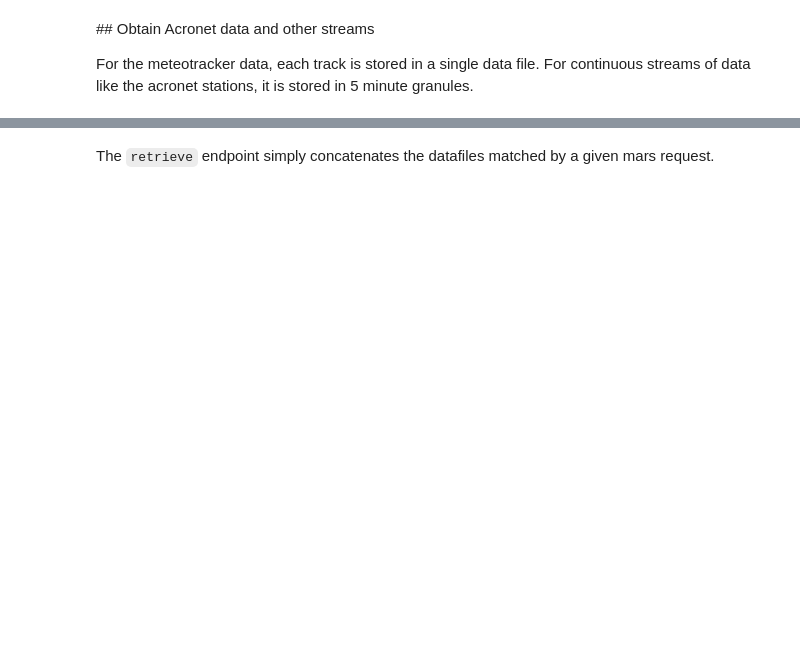
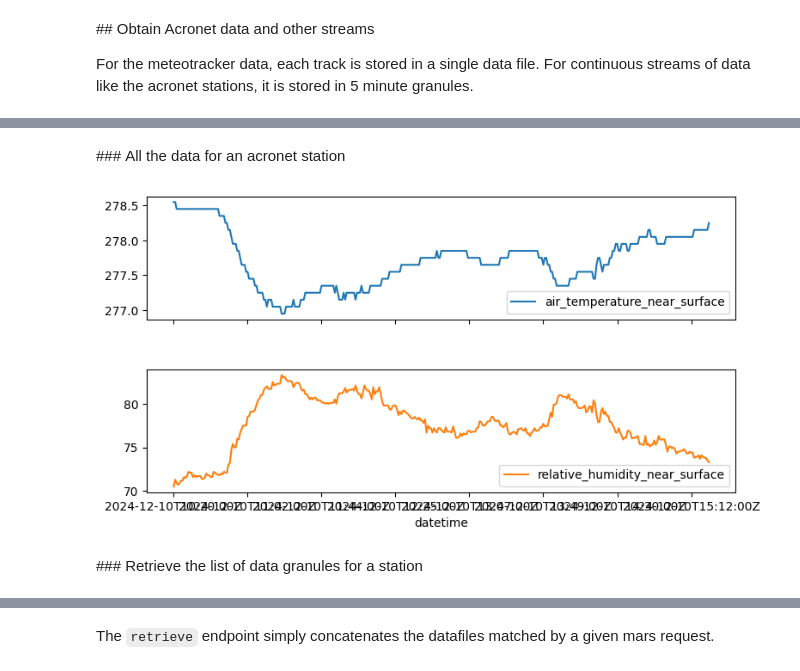
Before and after one commit to ecmwf/IonBeam, a Jupyter notebook: notebooks/iCHANGE/ICHANGE_IonBeam_Access_demo_document.ipynb, the cells around one changed output, grey strips where cells are left out. Saved outputs shown, nothing was run; the diff lists cells and outputs as text; code cells hidden in the pictures; blank space fills up the shorter version.

```diff
--- a/notebooks/iCHANGE/ICHANGE_IonBeam_Access_demo_document.ipynb
+++ b/notebooks/iCHANGE/ICHANGE_IonBeam_Access_demo_document.ipynb
@@ -171,2 +175,23 @@ Giving the "mars_request" to the `list` endpoint gives the list of data granules
+# %% [markdown]
+### All the data for an acronet station
+# %%
+example_station = by_platform["acronet"][-1]
+
+args = {
+    "format" : "csv"
+}
+
+data = session.get(url + "retrieve", params = example_station["mars_request"] | args)
+
+df = pd.read_csv(BytesIO(data.content))
+df = df.set_index('datetime')
+df.plot(
+    y = ["air_temperature_near_surface", "relative_humidity_near_surface"],
+    subplots=True, layout=(len(df.columns), 1), figsize=(8, 2 * len(df.columns)), sharex=True)
+plt.tight_layout()
+# %% [output]
+[figure, added]
+# %% [markdown]
+### Retrieve the list of data granules for a station
 # %%
 data_granules = session.get(url + "list", params = example_station["mars_request"])
```
Also changed, not shown: parts of 16 cells of this notebook, 43 other files.
